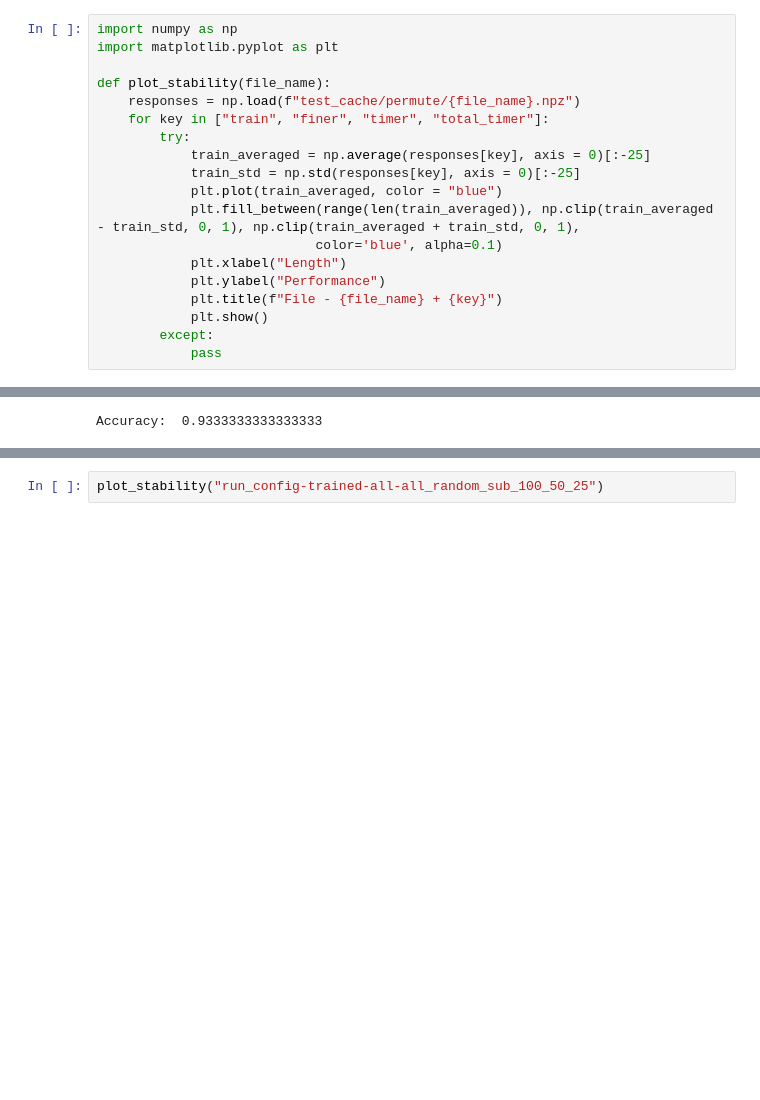
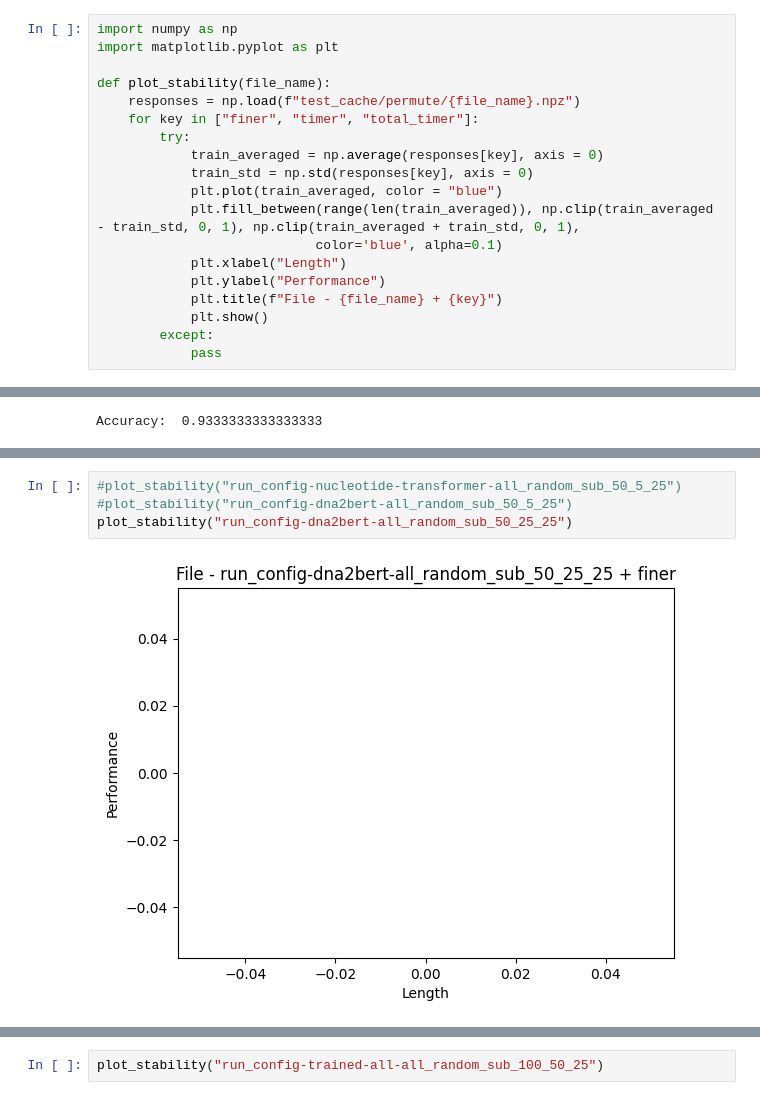
Before and after one commit to KennethEnevoldsen/dna2vec, a Jupyter notebook: evaluate/test_permutes.ipynb, the cells around one changed output, grey strips where cells are left out. Saved outputs shown, nothing was run; the diff lists cells and outputs as text; blank space fills up the shorter version.

```diff
--- a/evaluate/test_permutes.ipynb
+++ b/evaluate/test_permutes.ipynb
@@ -4,10 +4,10 @@ import matplotlib.pyplot as plt
 
 def plot_stability(file_name):
     responses = np.load(f"test_cache/permute/{file_name}.npz")
-    for key in ["train", "finer", "timer", "total_timer"]:
+    for key in ["finer", "timer", "total_timer"]:
         try:
-            train_averaged = np.average(responses[key], axis = 0)[:-25]
-            train_std = np.std(responses[key], axis = 0)[:-25]
+            train_averaged = np.average(responses[key], axis = 0)
+            train_std = np.std(responses[key], axis = 0)
             plt.plot(train_averaged, color = "blue")
             plt.fill_between(range(len(train_averaged)), np.clip(train_averaged - train_std, 0, 1), np.clip(train_averaged + train_std, 0, 1),
                             color='blue', alpha=0.1)
@@ -54,0 +48,6 @@ plot_stability("run_config-dna2bert-all_random_sub_100_5_25")
+# %%
+#plot_stability("run_config-nucleotide-transformer-all_random_sub_50_5_25")
+#plot_stability("run_config-dna2bert-all_random_sub_50_5_25")
+plot_stability("run_config-dna2bert-all_random_sub_50_25_25")
+# %% [output]
+[figure, added]
```
Also changed, not shown: parts of 2 cells of this notebook, 10 other files.
